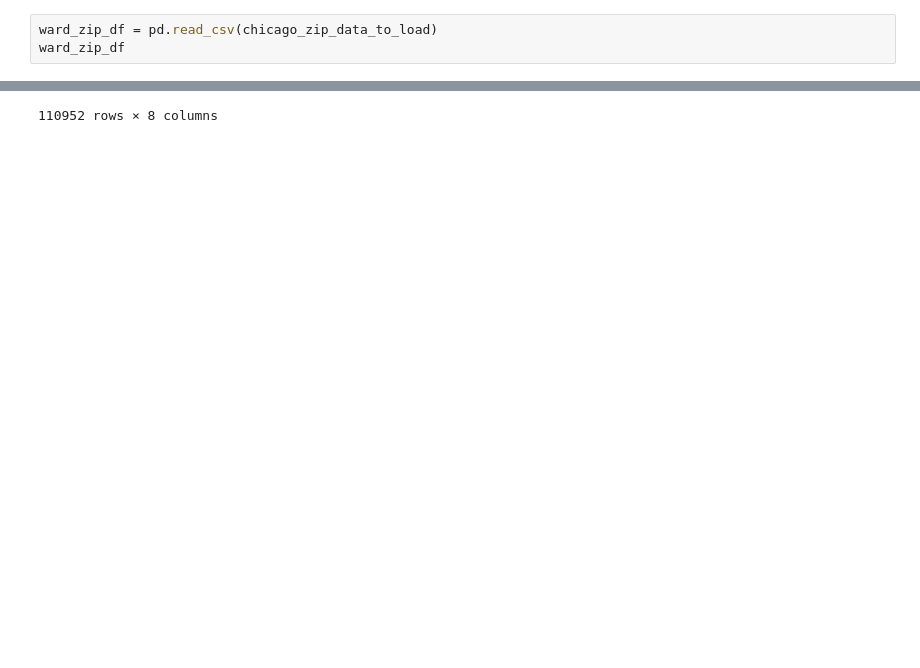
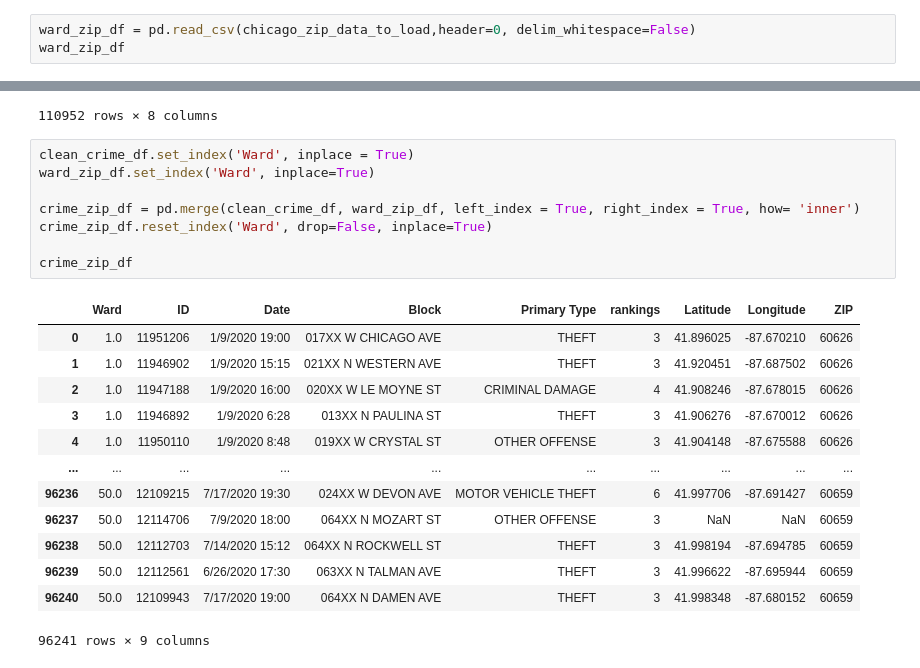
Before and after one commit to mmcdan13/capstone_project, a Jupyter notebook: Chipotle_Crime_Data_Cleaning.ipynb, the cells around one changed output, grey strips where cells are left out. Drawn from its saved outputs; the diff is of its cells as text; blank space fills up the shorter version.

```diff
--- a/Chipotle_Crime_Data_Cleaning.ipynb
+++ b/Chipotle_Crime_Data_Cleaning.ipynb
@@ -9,5 +11,5 @@ chicago_zip_data_to_load= os.path.join("Resources", "chicago_zip_ward.csv")
 # %%
-ward_zip_df = pd.read_csv(chicago_zip_data_to_load)
+ward_zip_df = pd.read_csv(chicago_zip_data_to_load,header=0, delim_whitespace=False)
 ward_zip_df
 # %% [output]
 |  | Ward | ZIP |
@@ -97,3 +99,25 @@ clean_crime_df
 | 110950 | 12108793 | 7/17/2020 17:38 | 005XX W WASHINGTON BLVD | THEFT | 42.0 | 3 | 41.883176 | -87.641765 |
 | 110951 | 12108363 | 7/17/2020 6:45 | 001XX E DELAWARE PL | BATTERY | 42.0 | 3 | 41.899189 | -87.625651 |
 110952 rows × 8 columns
+# %%
+clean_crime_df.set_index('Ward', inplace = True)
+ward_zip_df.set_index('Ward', inplace=True)
+
+crime_zip_df = pd.merge(clean_crime_df, ward_zip_df, left_index = True, right_index = True, how= 'inner')
+crime_zip_df.reset_index('Ward', drop=False, inplace=True)
+
+crime_zip_df
+# %% [output]
+|  | Ward | ID | Date | Block | Primary Type | rankings | Latitude | Longitude | ZIP |
+| 0 | 1.0 | 11951206 | 1/9/2020 19:00 | 017XX W CHICAGO AVE | THEFT | 3 | 41.896025 | -87.670210 | 60626 |
+| 1 | 1.0 | 11946902 | 1/9/2020 15:15 | 021XX N WESTERN AVE | THEFT | 3 | 41.920451 | -87.687502 | 60626 |
+| 2 | 1.0 | 11947188 | 1/9/2020 16:00 | 020XX W LE MOYNE ST | CRIMINAL DAMAGE | 4 | 41.908246 | -87.678015 | 60626 |
+| 3 | 1.0 | 11946892 | 1/9/2020 6:28 | 013XX N PAULINA ST | THEFT | 3 | 41.906276 | -87.670012 | 60626 |
+| 4 | 1.0 | 11950110 | 1/9/2020 8:48 | 019XX W CRYSTAL ST | OTHER OFFENSE | 3 | 41.904148 | -87.675588 | 60626 |
+| ... | ... | ... | ... | ... | ... | ... | ... | ... | ... |
+| 96236 | 50.0 | 12109215 | 7/17/2020 19:30 | 024XX W DEVON AVE | MOTOR VEHICLE THEFT | 6 | 41.997706 | -87.691427 | 60659 |
+| 96237 | 50.0 | 12114706 | 7/9/2020 18:00 | 064XX N MOZART ST | OTHER OFFENSE | 3 | NaN | NaN | 60659 |
+| 96238 | 50.0 | 12112703 | 7/14/2020 15:12 | 064XX N ROCKWELL ST | THEFT | 3 | 41.998194 | -87.694785 | 60659 |
+| 96239 | 50.0 | 12112561 | 6/26/2020 17:30 | 063XX N TALMAN AVE | THEFT | 3 | 41.996622 | -87.695944 | 60659 |
+| 96240 | 50.0 | 12109943 | 7/17/2020 19:00 | 064XX N DAMEN AVE | THEFT | 3 | 41.998348 | -87.680152 | 60659 |
+96241 rows × 9 columns
```
Also changed, not shown: parts of 11 cells of this notebook, 3 other files.
